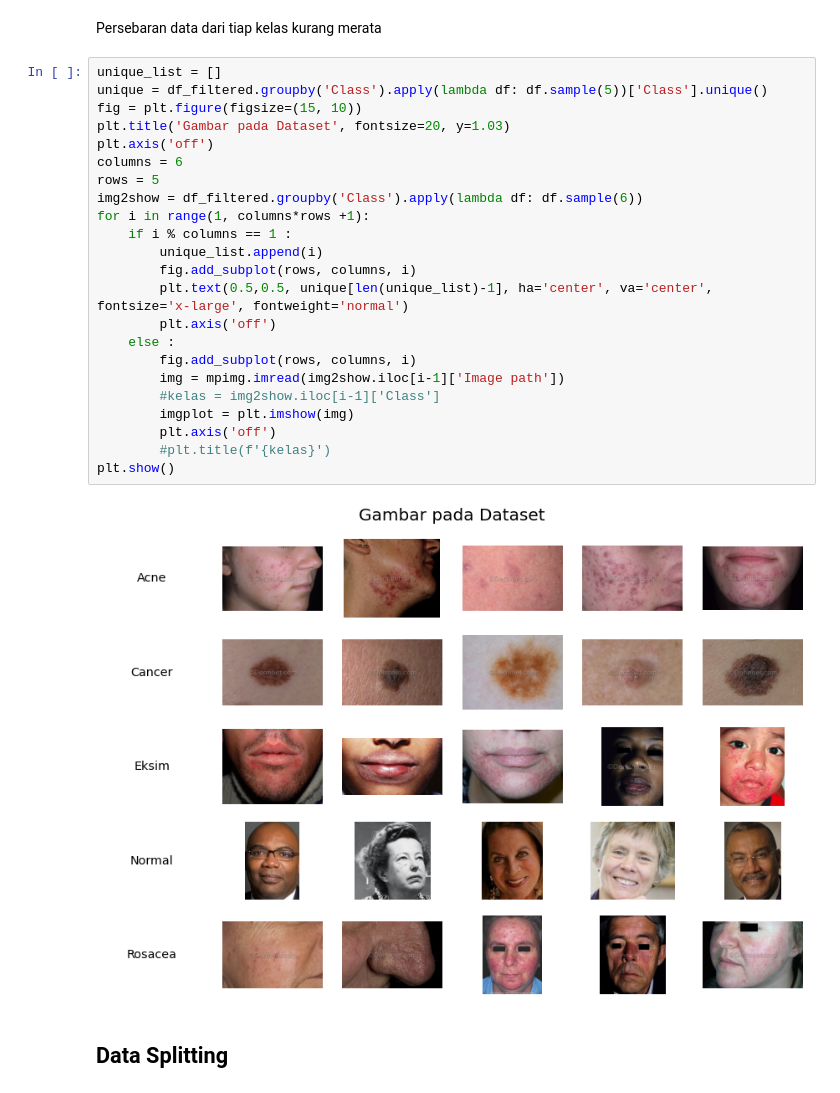
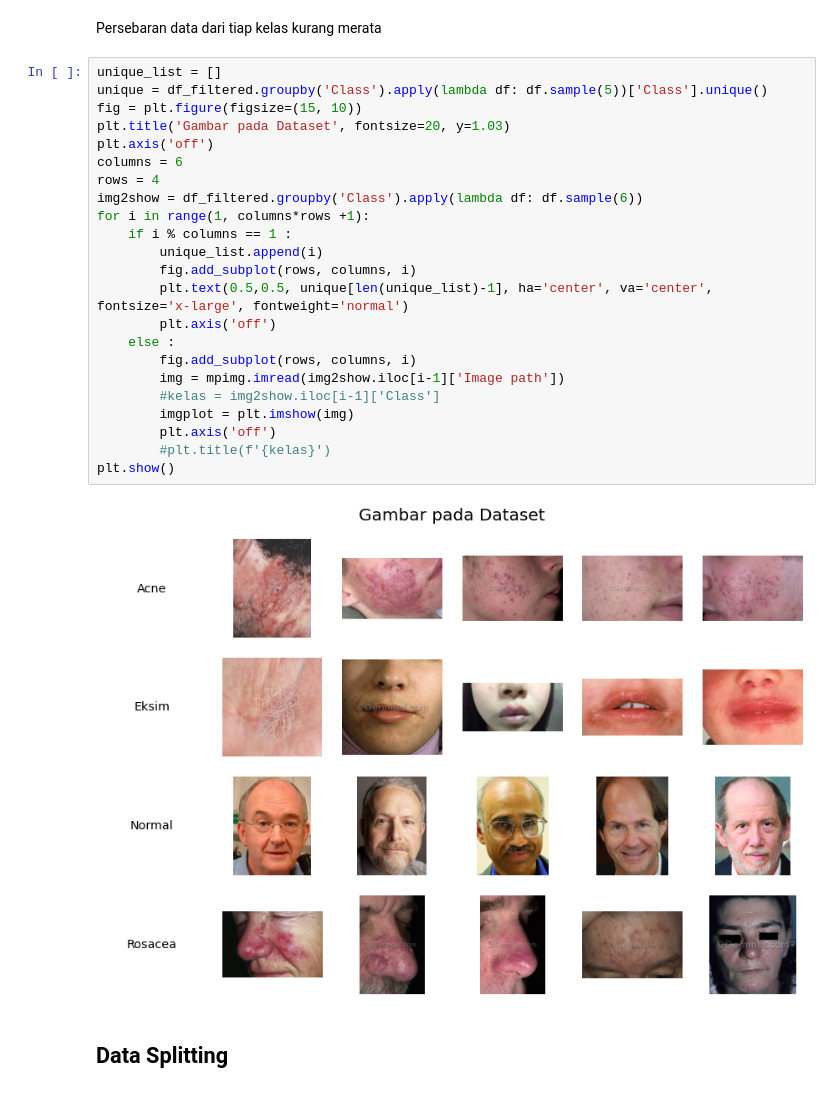
Before and after one commit to Albert-Setiawan/Capstone-Project-Machine-Learning, a Jupyter notebook: albert/SKUT Stratified K-Fold.ipynb, the cells around one changed output. Drawn from its saved outputs; the diff is of its cells as text.

```diff
--- a/albert/SKUT Stratified K-Fold.ipynb
+++ b/albert/SKUT Stratified K-Fold.ipynb
@@ -208,28 +208,28 @@ Persebaran data dari tiap kelas kurang merata
 # %%
 unique_list = []
 unique = df_filtered.groupby('Class').apply(lambda df: df.sample(5))['Class'].unique()
 fig = plt.figure(figsize=(15, 10))
 plt.title('Gambar pada Dataset', fontsize=20, y=1.03)
 plt.axis('off')
 columns = 6
-rows = 5
+rows = 4
 img2show = df_filtered.groupby('Class').apply(lambda df: df.sample(6))
 for i in range(1, columns*rows +1):
     if i % columns == 1 :
         unique_list.append(i)
         fig.add_subplot(rows, columns, i)
         plt.text(0.5,0.5, unique[len(unique_list)-1], ha='center', va='center', fontsize='x-large', fontweight='normal')
         plt.axis('off')
     else :
         fig.add_subplot(rows, columns, i)
         img = mpimg.imread(img2show.iloc[i-1]['Image path'])
         #kelas = img2show.iloc[i-1]['Class']
         imgplot = plt.imshow(img)
         plt.axis('off')
         #plt.title(f'{kelas}')
 plt.show()
 # %% [output]
-[figure, old version]
+[figure, new version]
 # %% [markdown]
 ## Data Splitting
 # %%
```
Also changed, not shown: parts of 37 cells of this notebook.
